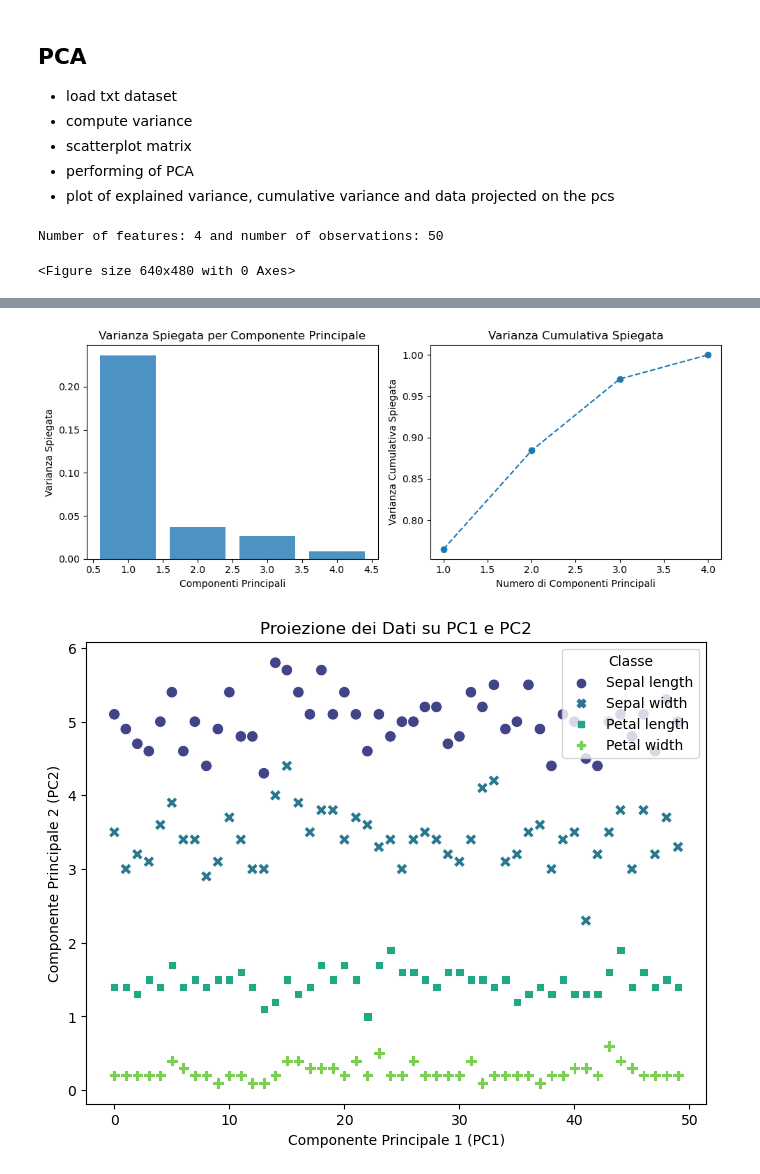
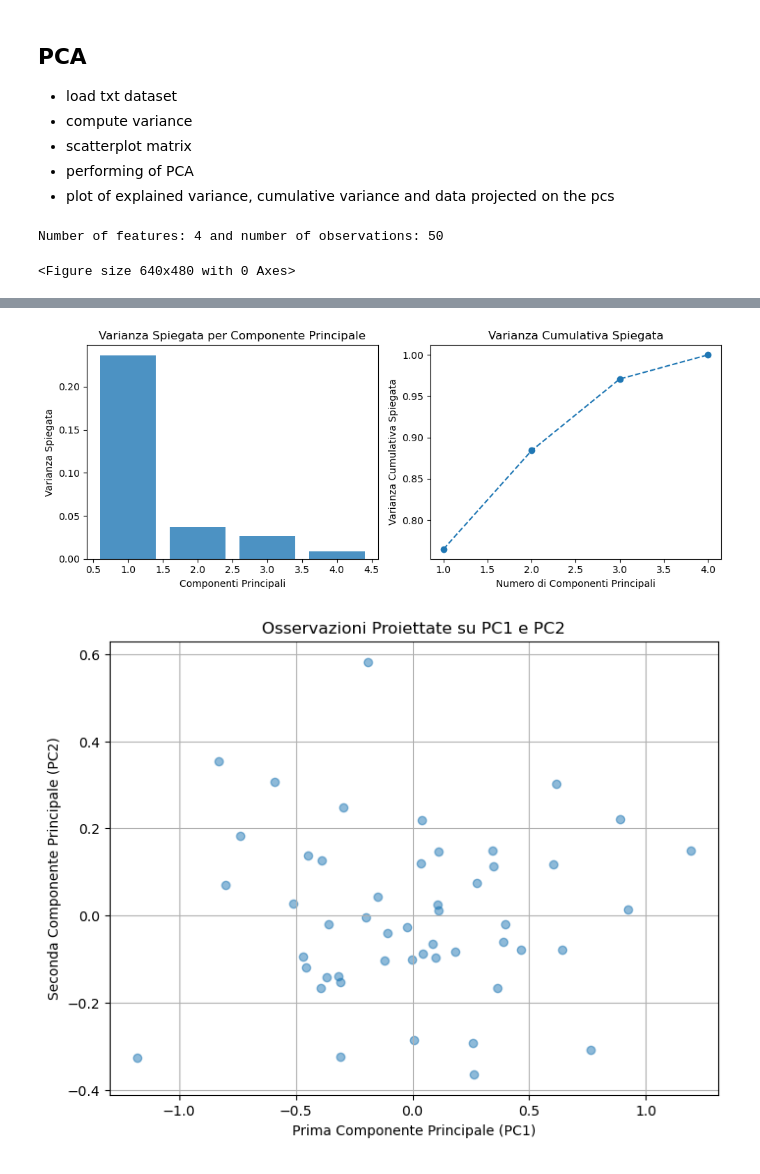
Before and after one commit to magolimbo/02502-Image-Analysis-Cheatsheet, a Jupyter notebook: worksheet1-1b.ipynb, the cells around one changed output, grey strips where cells are left out. Drawn from its saved outputs; the diff is of its cells as text; code cells hidden in the pictures.

Commit message:
proiezione osservazioni su pcs corretta

```diff
--- a/worksheet1-1b.ipynb
+++ b/worksheet1-1b.ipynb
@@ -180,7 +180,7 @@ sns.pairplot(d)
 #plt.show()
 
 #perform PCA
-data = x
+data = x #deve essere di tipo numpy, non gli va bene un panda dataframe
 pca = decomposition.PCA()
 pca.fit(data)
 values_pca = pca.explained_variance_
@@ -188,37 +188,37 @@ exp_var_ratio = pca.explained_variance_ratio_
 vectors_pca = pca.components_ #vector of the principal components
 
 data_transform = pca.transform(data) #proietta i dati (in questo caso non normalizzati, lungo le componenti principali)
 
 # Plot delle varianze spiegate
 plt.figure(figsize=(10, 4))
 
 plt.subplot(1, 2, 1)
 plt.bar(range(1, len(values_pca) + 1), values_pca, alpha=0.8, align='center')
 plt.xlabel('Componenti Principali')
 plt.ylabel('Varianza Spiegata')
 plt.title('Varianza Spiegata per Componente Principale')
 
 # Plot della varianza cumulativa
 plt.subplot(1, 2, 2)
 plt.plot(range(1, len(exp_var_ratio) + 1), np.cumsum(exp_var_ratio), marker='o', linestyle='--')
 plt.xlabel('Numero di Componenti Principali')
 plt.ylabel('Varianza Cumulativa Spiegata')
 plt.title('Varianza Cumulativa Spiegata')
 
 plt.tight_layout()
 plt.show()
 
-# Plot dei dati proiettati lungo le prime due pc
+# Plot delle osservazioni proiettate lungo le prime due PC
 plt.figure(figsize=(8, 6))
-sns.scatterplot(data=d, palette='viridis', edgecolor='w', s=70)
-plt.title('Proiezione dei Dati su PC1 e PC2')
-plt.xlabel('Componente Principale 1 (PC1)')
-plt.ylabel('Componente Principale 2 (PC2)')
-plt.legend(title='Classe', loc='upper right')
+plt.scatter(data_transform[:, 0], data_transform[:, 1], alpha=0.5)
+plt.xlabel('Prima Componente Principale (PC1)')
+plt.ylabel('Seconda Componente Principale (PC2)')
+plt.title('Osservazioni Proiettate su PC1 e PC2')
+plt.grid(True)
 plt.show()
 # %% [output]
 Number of features: 4 and number of observations: 50
 <Figure size 640x480 with 0 Axes>
 [figure]
 [figure]
-[figure, old version]
+[figure, new version]
```
